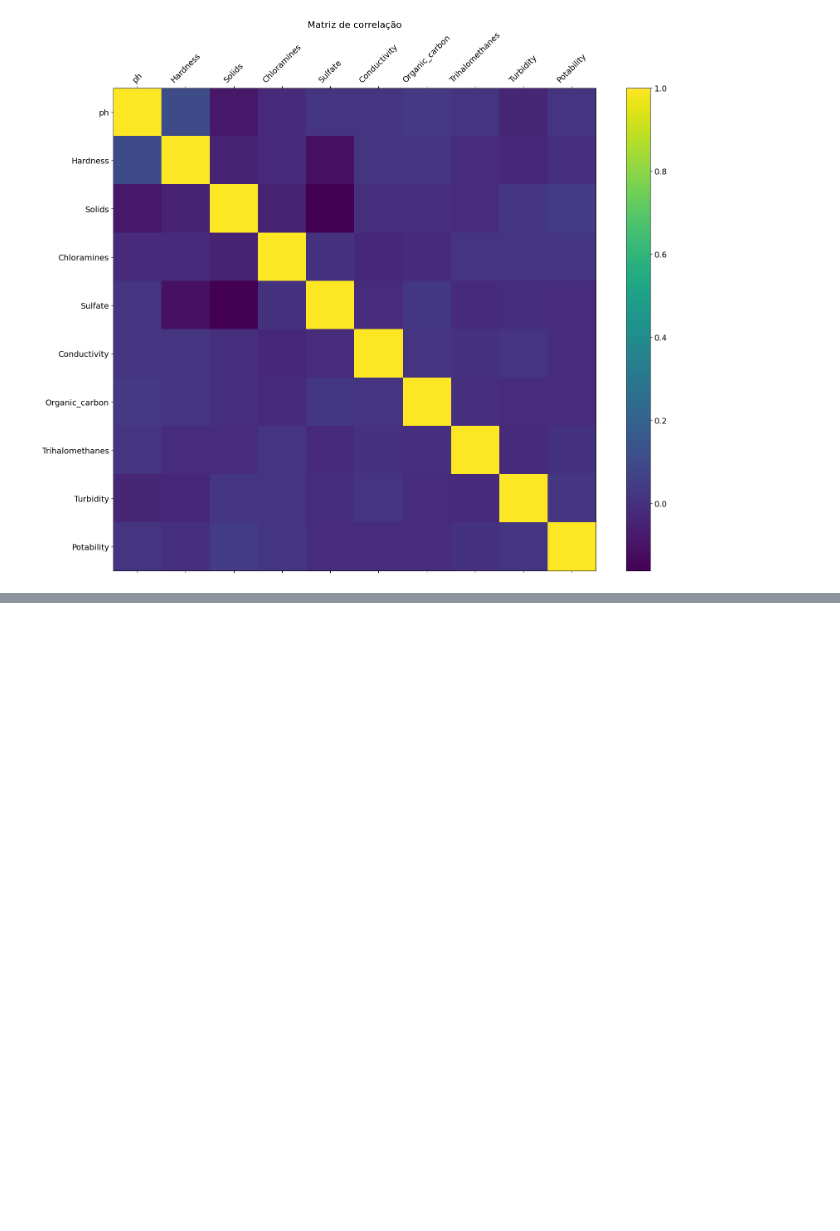
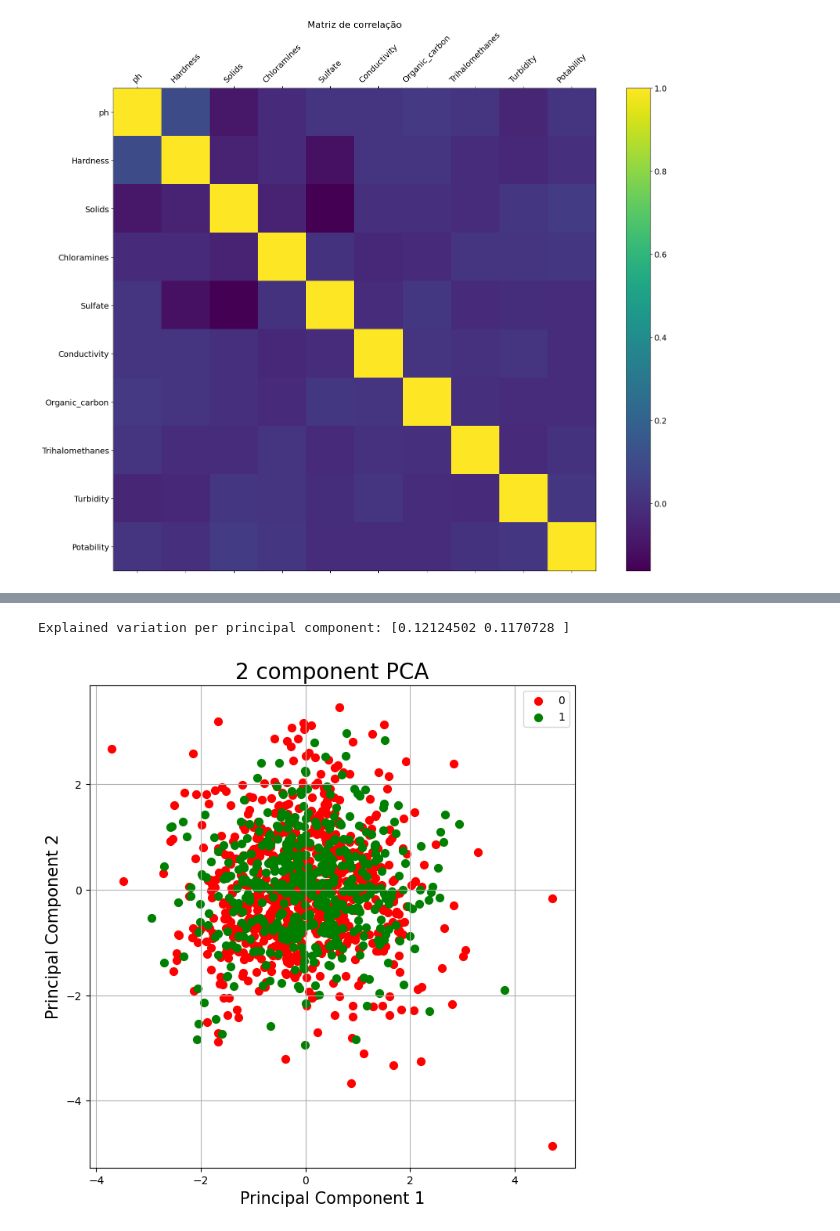
Before and after one commit to clarasalless/HW1-ICA, a Jupyter notebook: HW1.ipynb, the cells around one changed output, grey strips where cells are left out. Saved outputs shown, nothing was run; the diff lists cells and outputs as text; code cells hidden in the pictures; blank space fills up the shorter version.

```diff
--- a/HW1.ipynb
+++ b/HW1.ipynb
@@ -101,0 +106,6 @@ Text(0.5, 1.0, 'Matriz de correlação')
+# %%
+# normalizando os dados
+x = wp_new.loc[:, columns].values
+y = wp_new.loc[:,['Potability']].values
+x = StandardScaler().fit_transform(x)
+np.mean(x),np.std(x)
@@ -101,0 +126,7 @@ Text(0.5, 1.0, 'Matriz de correlação')
+# %%
+# fazendo a pca para dois componentes principais
+pca_wp = PCA(n_components=2)
+principal_components = pca_wp.fit_transform(x) # aplica a redução dimensional em x
+principal_wp = pd.DataFrame(data=principal_components, columns=['principal component 1','principal component 2'])
+final_wp = pd.concat([principal_wp, wp_new[['Potability']]],axis=1) # adicionando a potabilidade da água
+final_wp.tail()
@@ -101,0 +140,24 @@ Text(0.5, 1.0, 'Matriz de correlação')
+# %%
+print('Explained variation per principal component: {}'.format(pca_wp.explained_variance_ratio_))
+# %% [output]
+Explained variation per principal component: [0.12124502 0.1170728 ]
+# %%
+# visualização dos dados com a PCA
+fig = plt.figure(figsize = (8,8))
+ax = fig.add_subplot(1,1,1)
+ax.set_xlabel('Principal Component 1', fontsize = 15)
+ax.set_ylabel('Principal Component 2', fontsize = 15)
+ax.set_title('2 component PCA', fontsize = 20)
+
+targets = [0,1]
+colors = ['r', 'g']
+for target, color in zip(targets,colors):
+    indicesToKeep = final_wp['Potability'] == target
+    ax.scatter(final_wp.loc[indicesToKeep, 'principal component 1']
+               , final_wp.loc[indicesToKeep, 'principal component 2']
+               , c = color
+               , s = 50)
+ax.legend(targets)
+ax.grid()
+# %% [output]
+[figure, added]
```
Also changed, not shown: parts of 5 cells of this notebook, 1 other file.
